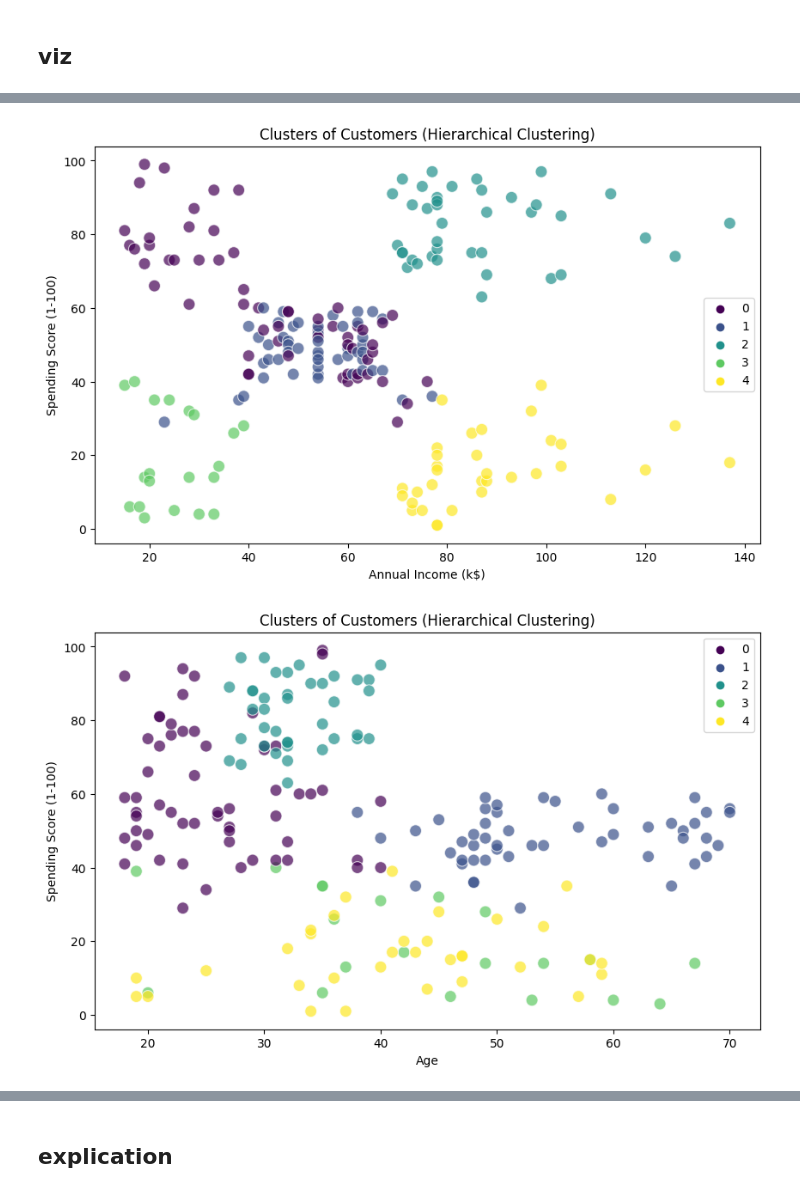
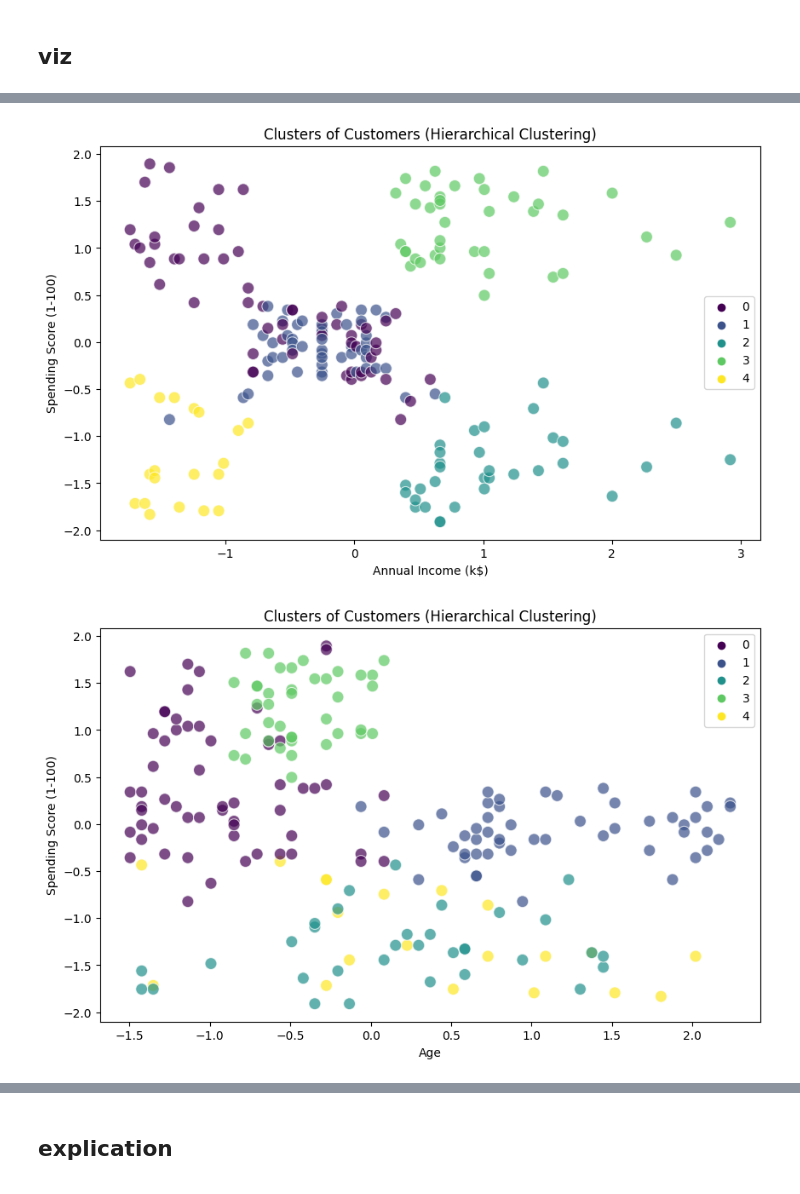
Before and after one commit to adibk/customer_analysis, a Jupyter notebook: shopping_mall/jupyter_Mall.ipynb, the cells around one changed output, grey strips where cells are left out. Cells and saved outputs as stored; diff of their text form; code cells hidden in the pictures.

```diff
--- a/shopping_mall/jupyter_Mall.ipynb
+++ b/shopping_mall/jupyter_Mall.ipynb
@@ -197,5 +169,4 @@ kmeans.fit(scaled_df)
 # %% [output]
 KMeans(n_clusters=5, n_init=10, random_state=42)
 # %%
-df['Cluster'] = kmeans.labels_
-df
+scaled_df['Cluster'] = kmeans.labels_
@@ -345,7 +268,7 @@ plt.show()
 [figure]
 # %% [markdown]
 ## model
-# %%
-hierarchical_clustering = AgglomerativeClustering(n_clusters=5)
-cluster_labels = hierarchical_clustering.fit_predict(scaled_df)
-scaled_df['Cluster'] = cluster_labels
+# %%
+hierarchical_clustering = AgglomerativeClustering(n_clusters=5)
+cluster_labels = hierarchical_clustering.fit_predict(scaled_df.iloc[:, :-1])
+scaled_df['Agg_Cluster'] = cluster_labels
@@ -407,20 +372,20 @@ create_radar_chart(scaled_df, 'Hierarchical Clusters Radar Chart', labels)
 # %%
 plt.figure(figsize=(10, 6))
-sns.scatterplot(data=df, x='Annual Income (k$)', y='Spending Score (1-100)', hue='Agg_Cluster', palette='viridis', s=100, alpha=0.7)
+sns.scatterplot(data=scaled_df, x='Annual Income (k$)', y='Spending Score (1-100)', hue='Agg_Cluster', palette='viridis', s=100, alpha=0.7)
 plt.title('Clusters of Customers (Hierarchical Clustering)')
 plt.xlabel('Annual Income (k$)')
 plt.ylabel('Spending Score (1-100)')
 plt.legend()
 plt.show()
 # %% [output]
-[figure, old version]
+[figure, new version]
 # %%
 plt.figure(figsize=(10, 6))
-sns.scatterplot(data=df, x='Age', y='Spending Score (1-100)', hue='Agg_Cluster', palette='viridis', s=100, alpha=0.7)
+sns.scatterplot(data=scaled_df, x='Age', y='Spending Score (1-100)', hue='Agg_Cluster', palette='viridis', s=100, alpha=0.7)
 plt.title('Clusters of Customers (Hierarchical Clustering)')
 plt.xlabel('Age')
 plt.ylabel('Spending Score (1-100)')
 plt.legend()
 plt.show()
 # %% [output]
-[figure, old version]
+[figure, new version]
```
Also changed, not shown: parts of 44 cells of this notebook.
